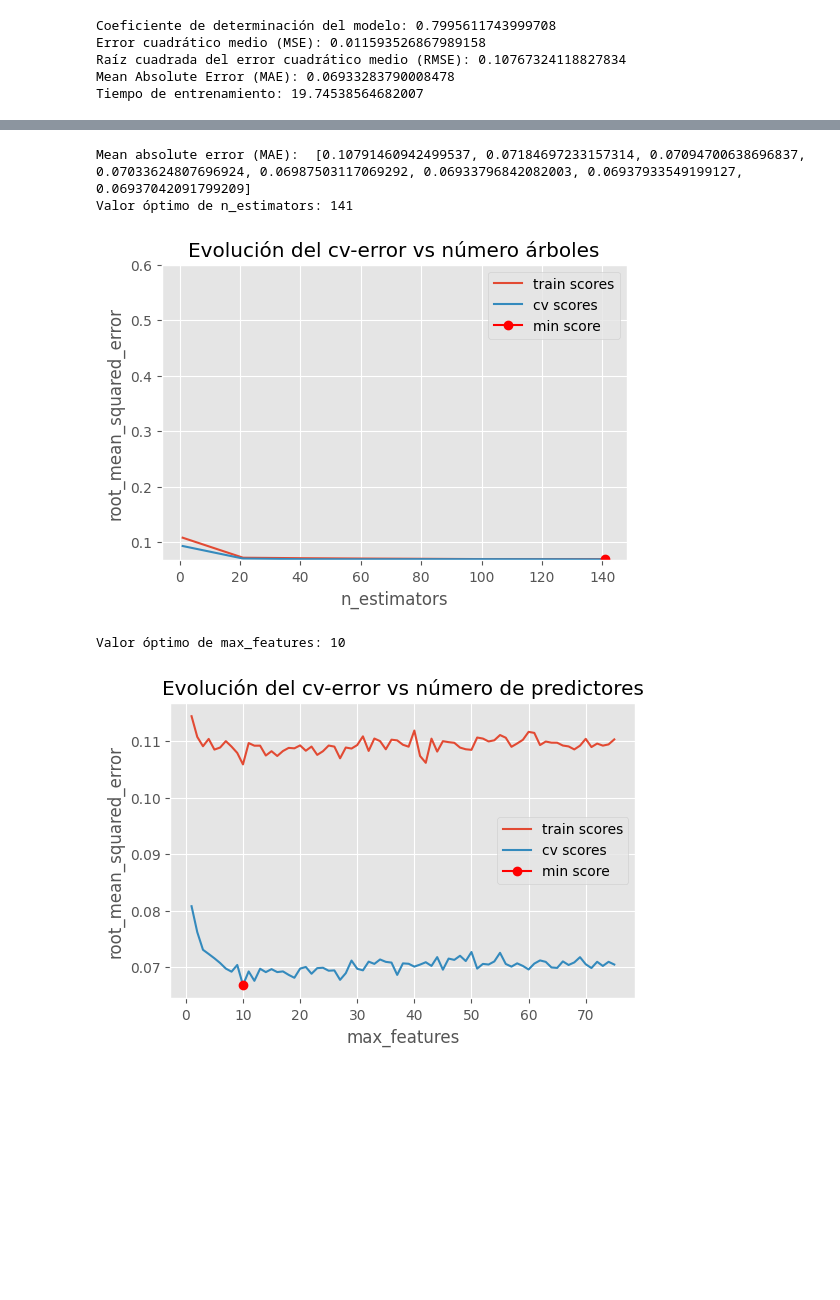
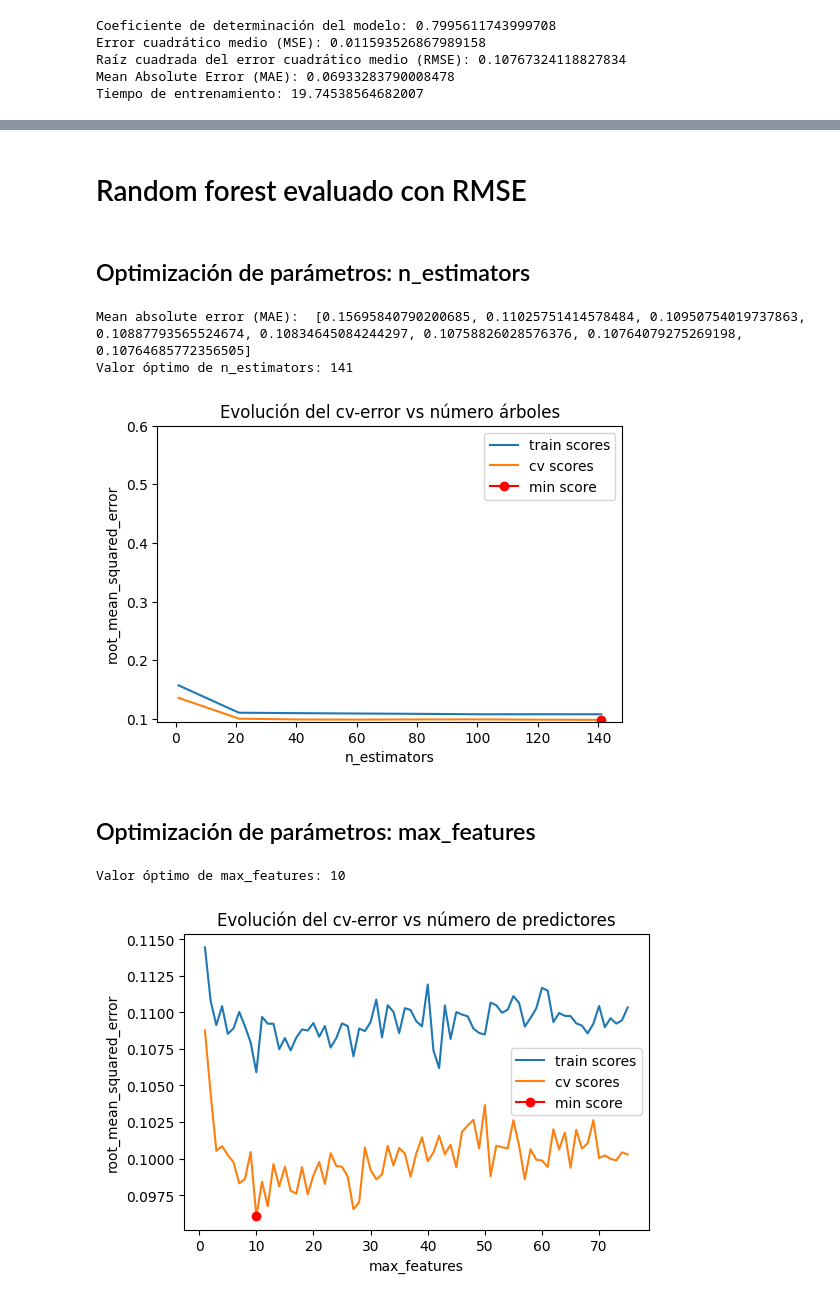
Before and after one commit to 100451183/Grupo8_Practica1, a Jupyter notebook: Grupo8_Practica1.ipynb, the cells around one changed output, grey strips where cells are left out. Cells and saved outputs as stored; diff of their text form; code cells hidden in the pictures; blank space fills up the shorter version.

```diff
--- a/Grupo8_Practica1.ipynb
+++ b/Grupo8_Practica1.ipynb
@@ -191,9 +191,9 @@ df_normalized = pd.DataFrame(normalized_data, columns=disp_df.columns)
 X_train, X_test, y_train, y_test = train_test_split(df_normalized.iloc[:, :-1], df_normalized.iloc[:, -1],
                                                     train_size=3650, shuffle=False)
 # Conjuntos de entrenamiento y prueba
-"""X = df_normalized.select_dtypes(include=np.number).columns.tolist()
+X = df_normalized.select_dtypes(include=np.number).columns.tolist()
 y = ["salida"]
-
+"""
 X_train, X_test = np.array_split(df_normalized[X], [3650])
 y_train, y_test = np.array_split(df_normalized[y], [3650])"""
 
@@ -1030,10 +1179,8 @@ Tiempo de entrenamiento: 19.74538564682007
+# %% [markdown]
+# Random forest evaluado con RMSE
+# %% [markdown]
+## Optimización de parámetros: n_estimators
 # %%
-def rmse(y_test, y_test_pred):
-  """ Este es mi cálculo del error cuadrático medio """
-  return np.sqrt(metrics.mean_squared_error(y_test, y_test_pred))
-
-# Validación empleando k-cross-validation y neg_root_mean_squared_error
-# ==============================================================================
 train_scores = []
 cv_scores    = []
 
@@ -1055,14 +1202,14 @@ for n_estimators in estimator_range:
 
     # Error de train
     modelo.fit(X_train, y_train)
-    train_scores.append(mean_absolute_error(y_test, modelo.predict(X=X_test)))
+    train_scores.append(rmse(y_test, modelo.predict(X=X_test)))
 
     # Error de validación cruzada
     scores = cross_val_score(
                 estimator = modelo,
                 X         = X_train,
                 y         = y_train,
-                scoring   = 'neg_mean_absolute_error',
+                scoring   = 'neg_root_mean_squared_error',
                 cv        = ps
              )
     # Se agregan los scores de cross_val_score() y se pasa a positivo
@@ -1076,19 +1223,19 @@ ax.plot(estimator_range, train_scores, label="train scores")
 ax.plot(estimator_range, cv_scores, label="cv scores")
 ax.plot(estimator_range[np.argmin(cv_scores)], min(cv_scores),
         marker='o', color = "red", label="min score")
-ax.set_ylabel("mean_absolute_error")
+ax.set_ylabel("root_mean_squared_error")
 ax.set_xlabel("n_estimators")
 ax.set_title("Evolución del cv-error vs número árboles")
 ax.set_ylim([None,0.6])
 plt.legend();
 print(f"Valor óptimo de n_estimators: {estimator_range[np.argmin(cv_scores)]}")
 # %% [output]
-Mean absolute error (MAE):  [0.10791460942499537, 0.07184697233157314, 0.07094700638696837, 0.07033624807696924, 0.06987503117069292, 0.06933796842082003, 0.06937933549199127, 0.06937042091799209]
+Mean absolute error (MAE):  [0.15695840790200685, 0.11025751414578484, 0.10950754019737863, 0.10887793565524674, 0.10834645084244297, 0.10758826028576376, 0.10764079275269198, 0.10764685772356505]
 Valor óptimo de n_estimators: 141
-[figure, old version]
+[figure, new version]
+# %% [markdown]
+## Optimización de parámetros: max_features
 # %%
-# Validación empleando k-cross-validation y neg_root_mean_squared_error
-# ==============================================================================
 train_scores = []
 cv_scores    = []
 
@@ -1108,32 +1255,32 @@ for max_features in max_features_range:
                 random_state = 53
              )
 
     # Error de train
     modelo.fit(X_train, y_train)
     train_scores.append(rmse(y_test, modelo.predict(X=X_test)))
 
     # Error de validación cruzada
     scores = cross_val_score(
                 estimator = modelo,
                 X         = X_train,
                 y         = y_train,
-                scoring   = 'neg_mean_absolute_error',
+                scoring   = 'neg_root_mean_squared_error',
                 cv        = ps
              )
     # Se agregan los scores de cross_val_score() y se pasa a positivo
     cv_scores.append(-1*scores.mean())
 
 # Gráfico con la evolución de los errores
 fig, ax = plt.subplots(figsize=(6, 3.84))
 ax.plot(max_features_range, train_scores, label="train scores")
 ax.plot(max_features_range, cv_scores, label="cv scores")
 ax.plot(max_features_range[np.argmin(cv_scores)], min(cv_scores),
         marker='o', color = "red", label="min score")
 ax.set_ylabel("root_mean_squared_error")
 ax.set_xlabel("max_features")
 ax.set_title("Evolución del cv-error vs número de predictores")
 plt.legend();
 print(f"Valor óptimo de max_features: {max_features_range[np.argmin(cv_scores)]}")
 # %% [output]
 Valor óptimo de max_features: 10
-[figure, old version]
+[figure, new version]
```
Also changed, not shown: parts of 13 cells of this notebook.
